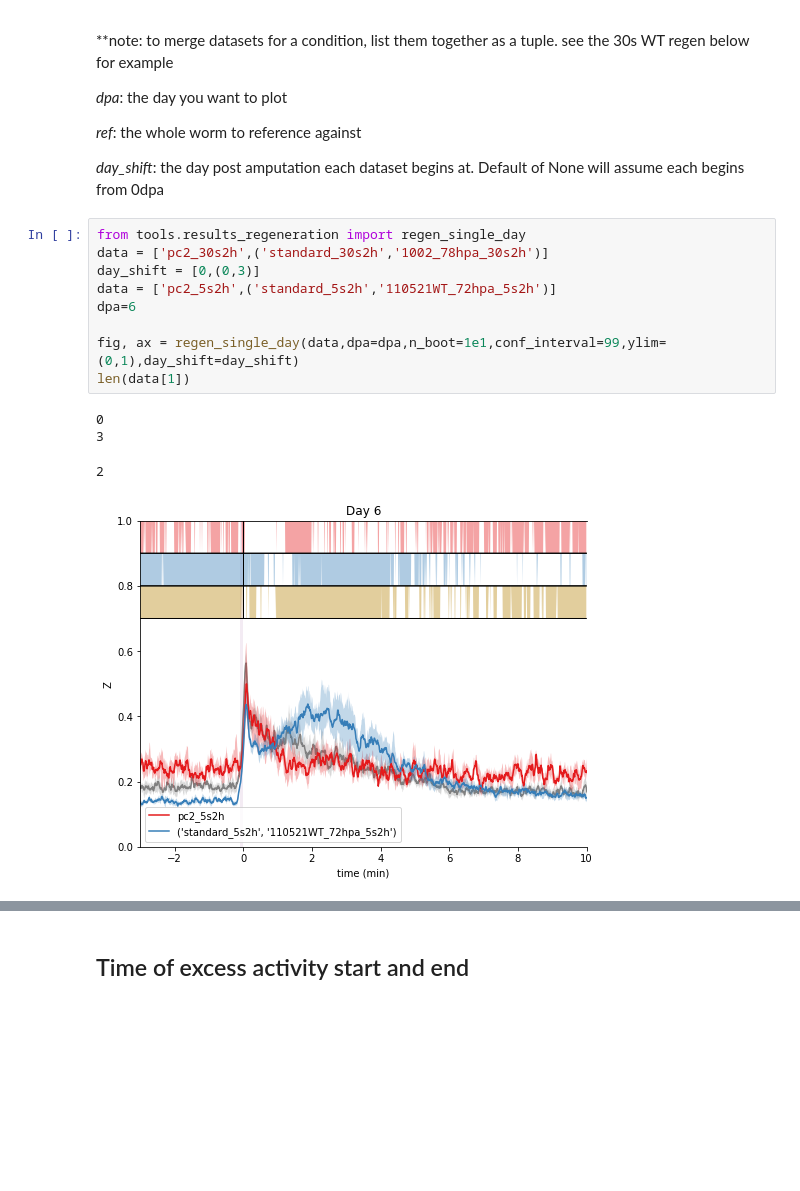
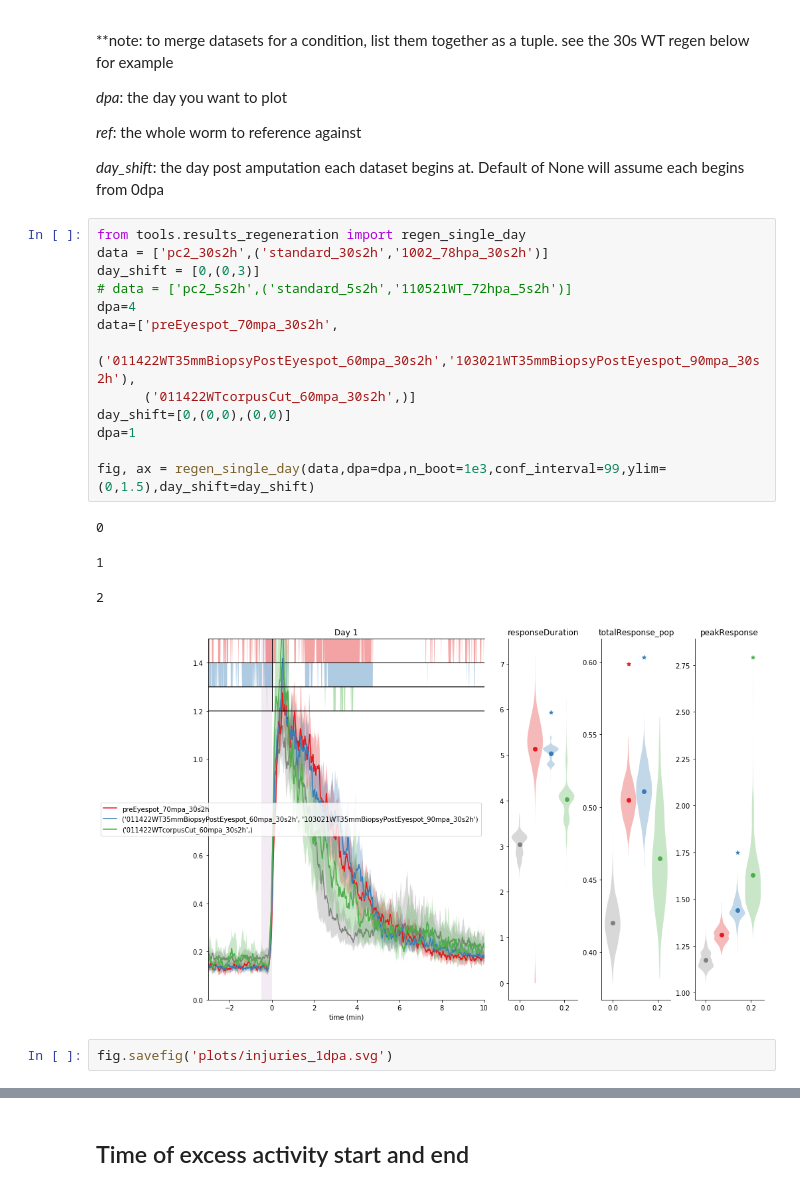
Before and after one commit to samuelbray32/behavior-lite, a Jupyter notebook: publication_regeneration.ipynb, the cells around one changed output, grey strips where cells are left out. Cells and saved outputs as stored; diff of their text form; blank space fills up the shorter version.

Commit message:
add measurement quantification to single-day regeneration plot

```diff
--- a/publication_regeneration.ipynb
+++ b/publication_regeneration.ipynb
@@ -95,17 +95,23 @@ _day_shift_: the day post amputation each dataset begins at. Default of None wil
 # %%
 from tools.results_regeneration import regen_single_day
 data = ['pc2_30s2h',('standard_30s2h','1002_78hpa_30s2h')]
 day_shift = [0,(0,3)]
-data = ['pc2_5s2h',('standard_5s2h','110521WT_72hpa_5s2h')]
-dpa=6
+# data = ['pc2_5s2h',('standard_5s2h','110521WT_72hpa_5s2h')]
+dpa=4
+data=['preEyespot_70mpa_30s2h',
+      ('011422WT35mmBiopsyPostEyespot_60mpa_30s2h','103021WT35mmBiopsyPostEyespot_90mpa_30s2h'),
+      ('011422WTcorpusCut_60mpa_30s2h',)]
+day_shift=[0,(0,0),(0,0)]
+dpa=1
 
-fig, ax = regen_single_day(data,dpa=dpa,n_boot=1e1,conf_interval=99,ylim=(0,1),day_shift=day_shift)
-len(data[1])
+fig, ax = regen_single_day(data,dpa=dpa,n_boot=1e3,conf_interval=99,ylim=(0,1.5),day_shift=day_shift)
 # %% [output]
 0
-3
-2
+1
+2
-[figure, old version]
+[figure, new version]
+# %%
+fig.savefig('plots/injuries_1dpa.svg')
 # %%
 import pickle
 with open ('data/LDS_response_regen.pickle','rb') as f:
```
Also changed, not shown: parts of 1 cell of this notebook, 1 other file.
